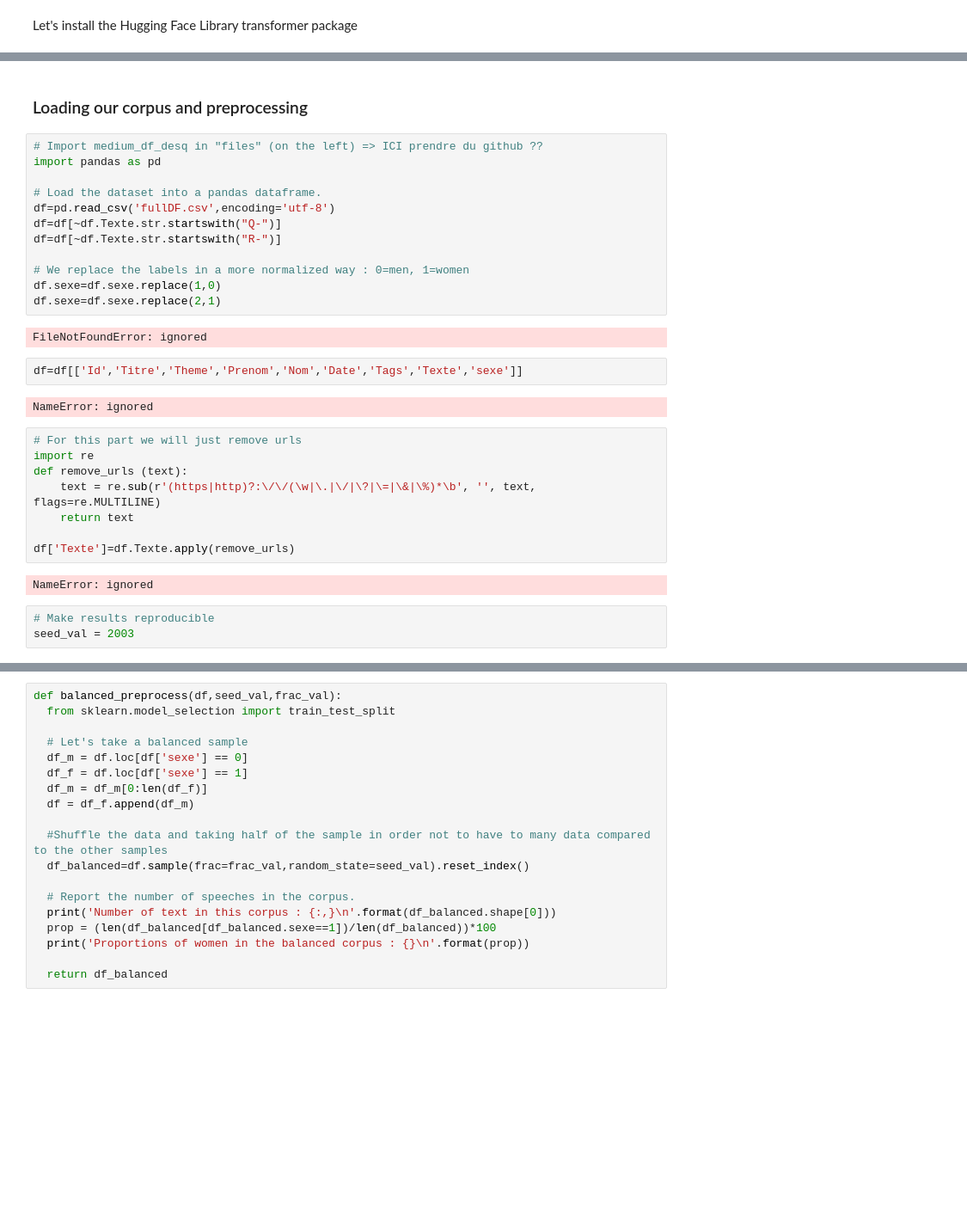
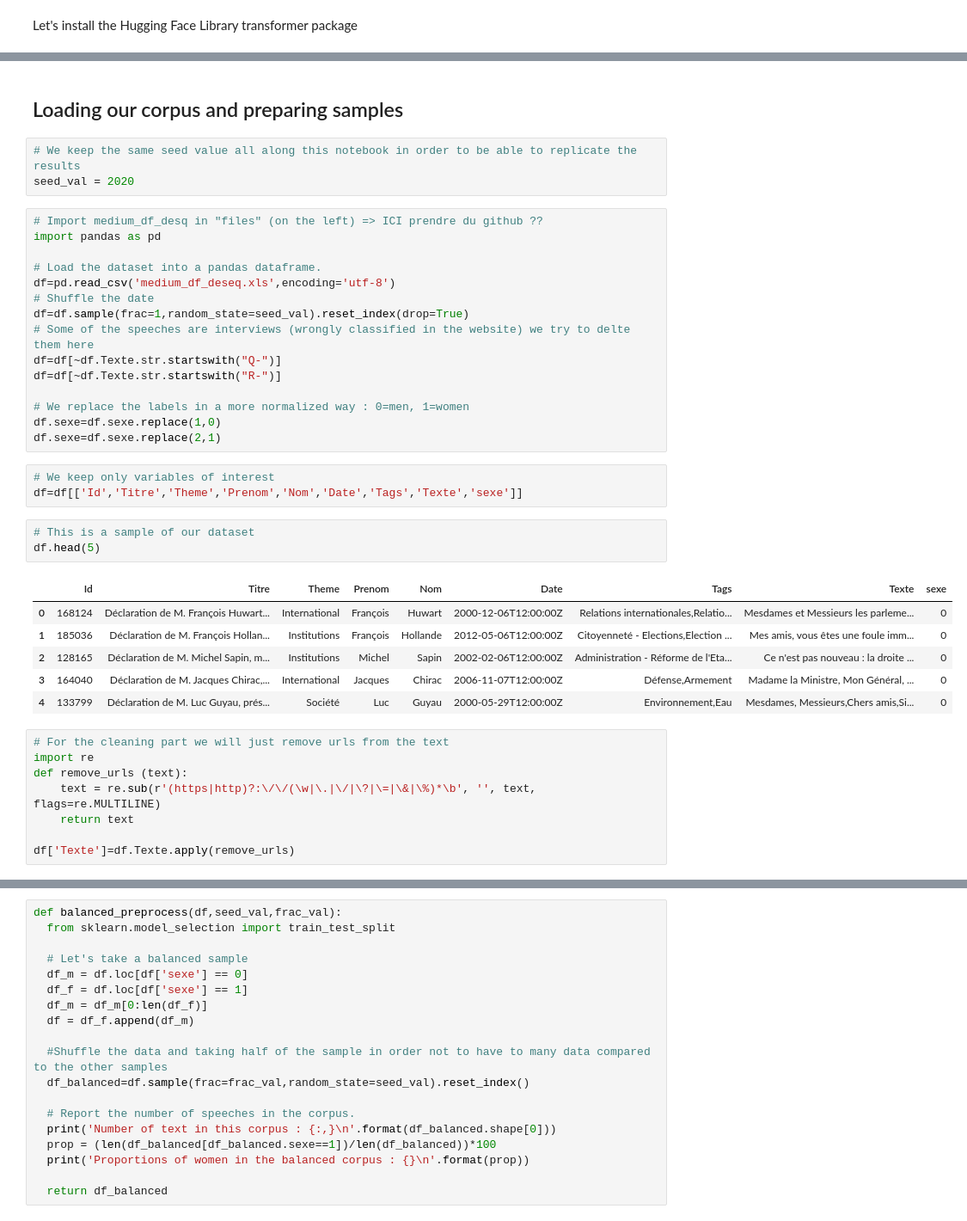
Before and after one commit to cerezamo/NLP_brouillon, a Jupyter notebook: Camembert_v2.ipynb, the cells around one changed output, grey strips where cells are left out. Shown at 86% size. Drawn from its saved outputs; the diff is of its cells as text; blank space fills up the shorter version.

```diff
--- a/Camembert_v2.ipynb
+++ b/Camembert_v2.ipynb
@@ -70,33 +78,41 @@ Successfully installed sacremoses-0.0.38 sentencepiece-0.1.85 tokenizers-0.5.2 t
 # %% [markdown]
-### Loading our corpus and preprocessing
+## Loading our corpus and preparing samples
+# %%
+# We keep the same seed value all along this notebook in order to be able to replicate the results
+seed_val = 2020
 # %%
 # Import medium_df_desq in "files" (on the left) => ICI prendre du github ??
 import pandas as pd
 
 # Load the dataset into a pandas dataframe.
-df=pd.read_csv('fullDF.csv',encoding='utf-8')
+df=pd.read_csv('medium_df_deseq.xls',encoding='utf-8')
+# Shuffle the date
+df=df.sample(frac=1,random_state=seed_val).reset_index(drop=True)
+# Some of the speeches are interviews (wrongly classified in the website) we try to delte them here
 df=df[~df.Texte.str.startswith("Q-")]
 df=df[~df.Texte.str.startswith("R-")]
 
 # We replace the labels in a more normalized way : 0=men, 1=women
 df.sexe=df.sexe.replace(1,0)
 df.sexe=df.sexe.replace(2,1)
-# %% [output]
-FileNotFoundError: ignored
 # %%
+# We keep only variables of interest
 df=df[['Id','Titre','Theme','Prenom','Nom','Date','Tags','Texte','sexe']]
-# %% [output]
-NameError: ignored
+# %%
+# This is a sample of our dataset
+df.head(5)
+# %% [output]
+|  | Id | Titre | Theme | Prenom | Nom | Date | Tags | Texte | sexe |
+| 0 | 168124 | Déclaration de M. François Huwart... | International | François | Huwart | 2000-12-06T12:00:00Z | Relations internationales,Relatio... | Mesdames et Messieurs les parleme... | 0 |
+| 1 | 185036 | Déclaration de M. François Hollan... | Institutions | François | Hollande | 2012-05-06T12:00:00Z | Citoyenneté - Elections,Election ... | Mes amis, vous êtes une foule imm... | 0 |
+| 2 | 128165 | Déclaration de M. Michel Sapin, m... | Institutions | Michel | Sapin | 2002-02-06T12:00:00Z | Administration - Réforme de l'Eta... | Ce n'est pas nouveau : la droite ... | 0 |
+| 3 | 164040 | Déclaration de M. Jacques Chirac,... | International | Jacques | Chirac | 2006-11-07T12:00:00Z | Défense,Armement | Madame la Ministre, Mon Général, ... | 0 |
+| 4 | 133799 | Déclaration de M. Luc Guyau, prés... | Société | Luc | Guyau | 2000-05-29T12:00:00Z | Environnement,Eau | Mesdames, Messieurs,Chers amis,Si... | 0 |
 # %%
-# For this part we will just remove urls
+# For the cleaning part we will just remove urls from the text
 import re
 def remove_urls (text):
     text = re.sub(r'(https|http)?:\/\/(\w|\.|\/|\?|\=|\&|\%)*\b', '', text, flags=re.MULTILINE)
     return text
 
 df['Texte']=df.Texte.apply(remove_urls)
-# %% [output]
-NameError: ignored
-# %%
-# Make results reproducible
-seed_val = 2003
```
Also changed, not shown: parts of 49 cells of this notebook.
